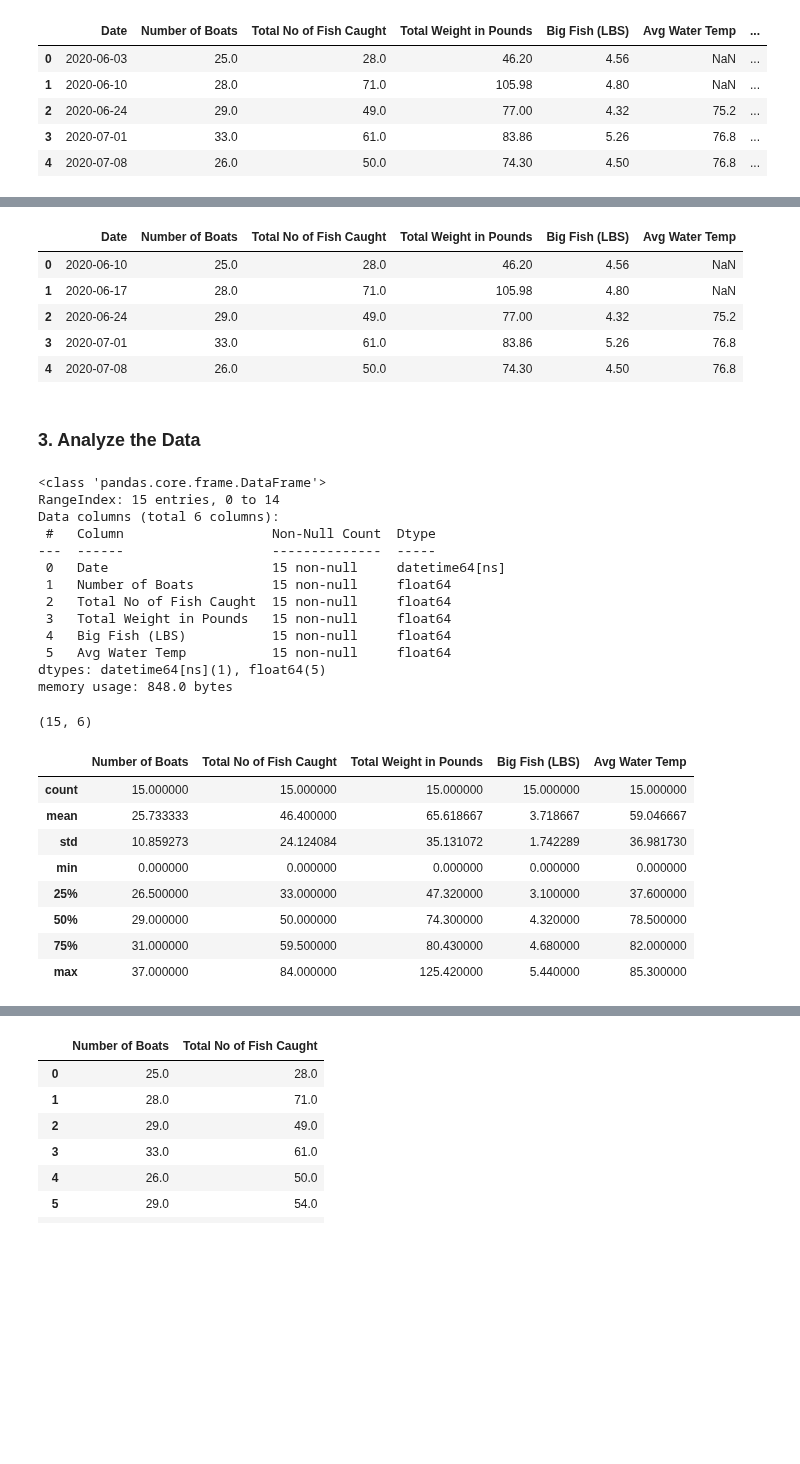
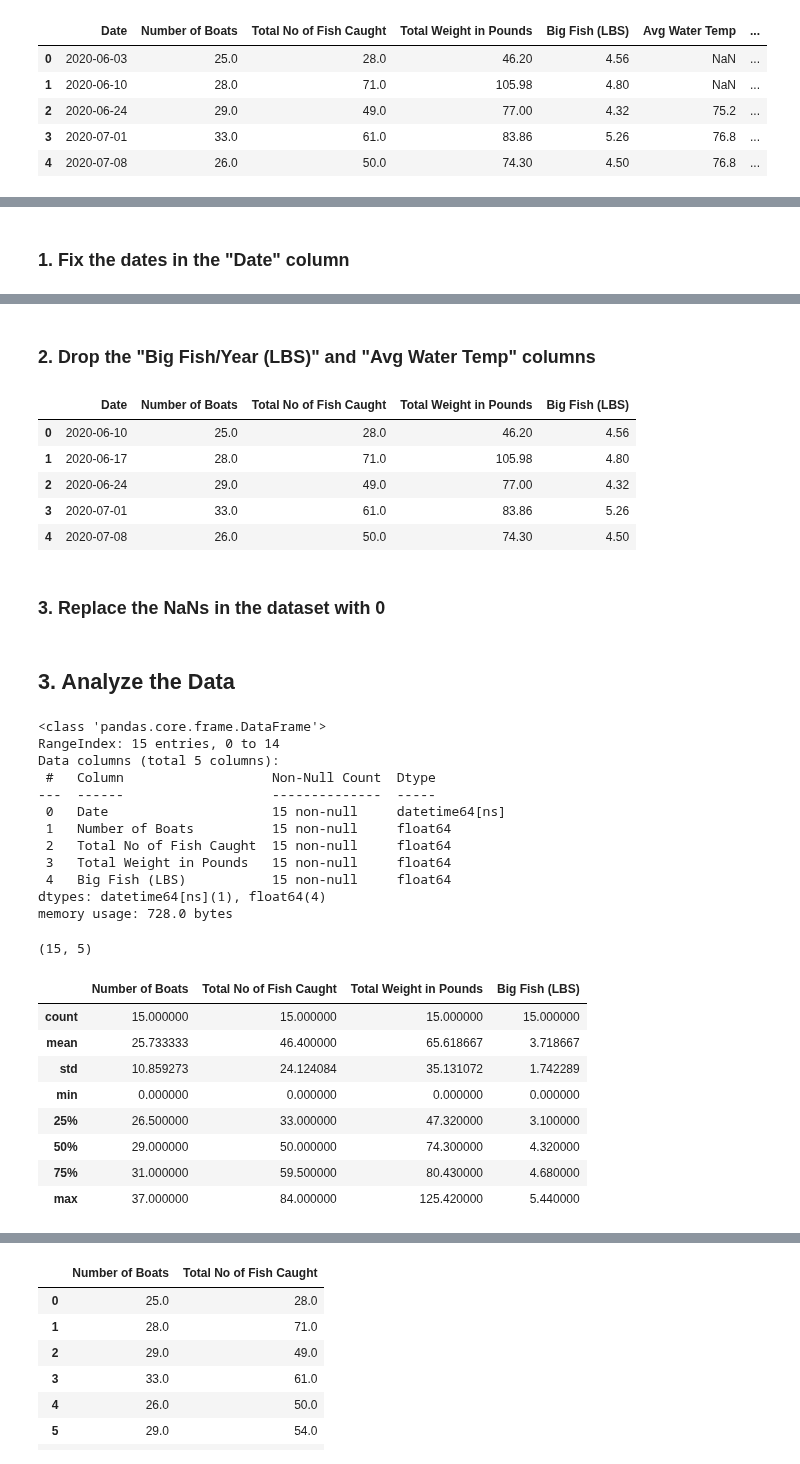
Before and after one commit to istarlet/buddy_bass_tournament, a Jupyter notebook: buddy_bass.ipynb, the cells around one changed output, grey strips where cells are left out. Saved outputs shown, nothing was run; the diff lists cells and outputs as text; code cells hidden in the pictures; blank space fills up the shorter version.

```diff
--- a/buddy_bass.ipynb
+++ b/buddy_bass.ipynb
@@ -46,5 +46,7 @@ buddy_bass_tournament20.head()
 <li>The dataset had NaNs (Not a Number) appearing in several columns
 </ol>
+# %% [markdown]
+<h3><strong>1. Fix the dates in the "Date" column</strong></h3>
 # %%
 # Create date range that starts on 06/10/2022 and then every Wednesday for the next 15 periods
 dates = pd.Series(pd.date_range("06/10/2020", freq="W-WED", periods=15))
@@ -111,31 +113,35 @@ print(buddy_bass_tournament20)
 12                           NaN
 13                           NaN
 14                           NaN
+# %% [markdown]
+<h3><strong>2. Drop the "Big Fish/Year (LBS)" and "Avg Water Temp" columns</strong></h3>
 # %%
-# Drop the "Big Fish/Year (LBS)" column and set the dataframe to buddy_bass_2020 variable
-buddy_bass_2020 = buddy_bass_tournament20.drop(columns=['Big Fish/Year (LBS)'])
+# Drop the "Big Fish/Year (LBS)" and "Avg Water Temp" columns and set the dataframe to buddy_bass_2020 variable
+buddy_bass_2020 = buddy_bass_tournament20.drop(columns=['Big Fish/Year (LBS)', "Avg Water Temp"])
 
 # View first five rows of data to confirm that the column is gone
 buddy_bass_2020.head()
 # %% [output]
-|  | Date | Number of Boats | Total No of Fish Caught | Total Weight in Pounds | Big Fish (LBS) | Avg Water Temp |
-| 0 | 2020-06-10 | 25.0 | 28.0 | 46.20 | 4.56 | NaN |
-| 1 | 2020-06-17 | 28.0 | 71.0 | 105.98 | 4.80 | NaN |
-| 2 | 2020-06-24 | 29.0 | 49.0 | 77.00 | 4.32 | 75.2 |
-| 3 | 2020-07-01 | 33.0 | 61.0 | 83.86 | 5.26 | 76.8 |
-| 4 | 2020-07-08 | 26.0 | 50.0 | 74.30 | 4.50 | 76.8 |
+|  | Date | Number of Boats | Total No of Fish Caught | Total Weight in Pounds | Big Fish (LBS) |
+| 0 | 2020-06-10 | 25.0 | 28.0 | 46.20 | 4.56 |
+| 1 | 2020-06-17 | 28.0 | 71.0 | 105.98 | 4.80 |
+| 2 | 2020-06-24 | 29.0 | 49.0 | 77.00 | 4.32 |
+| 3 | 2020-07-01 | 33.0 | 61.0 | 83.86 | 5.26 |
+| 4 | 2020-07-08 | 26.0 | 50.0 | 74.30 | 4.50 |
+# %% [markdown]
+<h3><strong>3. Replace the NaNs in the dataset with 0</strong></h3>
 # %%
 # Fill all NaN in dataset with 0
 buddy_bass_2020 = buddy_bass_2020.fillna(0)
 # %% [markdown]
-<h3><strong>3. Analyze the Data</strong></h3>
+<h2><strong>3. Analyze the Data</strong></h2>
 # %%
 # Display information about the columns including data type and number of any missing values
 buddy_bass_2020.info()
 # %% [output]
 <class 'pandas.core.frame.DataFrame'>
 RangeIndex: 15 entries, 0 to 14
-Data columns (total 6 columns):
+Data columns (total 5 columns):
  #   Column                   Non-Null Count  Dtype
 ---  ------                   --------------  -----
  0   Date                     15 non-null     datetime64[ns]
@@ -143,27 +149,26 @@ Data columns (total 6 columns):
  2   Total No of Fish Caught  15 non-null     float64
  3   Total Weight in Pounds   15 non-null     float64
  4   Big Fish (LBS)           15 non-null     float64
- 5   Avg Water Temp           15 non-null     float64
-dtypes: datetime64[ns](1), float64(5)
-memory usage: 848.0 bytes
+dtypes: datetime64[ns](1), float64(4)
+memory usage: 728.0 bytes
 # %%
 # Return the number of rows and columns in the data
 buddy_bass_2020.shape
 # %% [output]
-(15, 6)
+(15, 5)
 # %%
 # Display a summary of statistics calculated for each column
 buddy_bass_2020.describe()
 # %% [output]
-|  | Number of Boats | Total No of Fish Caught | Total Weight in Pounds | Big Fish (LBS) | Avg Water Temp |
-| count | 15.000000 | 15.000000 | 15.000000 | 15.000000 | 15.000000 |
-| mean | 25.733333 | 46.400000 | 65.618667 | 3.718667 | 59.046667 |
-| std | 10.859273 | 24.124084 | 35.131072 | 1.742289 | 36.981730 |
-| min | 0.000000 | 0.000000 | 0.000000 | 0.000000 | 0.000000 |
-| 25% | 26.500000 | 33.000000 | 47.320000 | 3.100000 | 37.600000 |
-| 50% | 29.000000 | 50.000000 | 74.300000 | 4.320000 | 78.500000 |
-| 75% | 31.000000 | 59.500000 | 80.430000 | 4.680000 | 82.000000 |
-| max | 37.000000 | 84.000000 | 125.420000 | 5.440000 | 85.300000 |
+|  | Number of Boats | Total No of Fish Caught | Total Weight in Pounds | Big Fish (LBS) |
+| count | 15.000000 | 15.000000 | 15.000000 | 15.000000 |
+| mean | 25.733333 | 46.400000 | 65.618667 | 3.718667 |
+| std | 10.859273 | 24.124084 | 35.131072 | 1.742289 |
+| min | 0.000000 | 0.000000 | 0.000000 | 0.000000 |
+| 25% | 26.500000 | 33.000000 | 47.320000 | 3.100000 |
+| 50% | 29.000000 | 50.000000 | 74.300000 | 4.320000 |
+| 75% | 31.000000 | 59.500000 | 80.430000 | 4.680000 |
+| max | 37.000000 | 84.000000 | 125.420000 | 5.440000 |
 # %%
 # Creates an index of the column names
 buddy_bass_2020.columns
```
Also changed, not shown: parts of 8 cells of this notebook.
